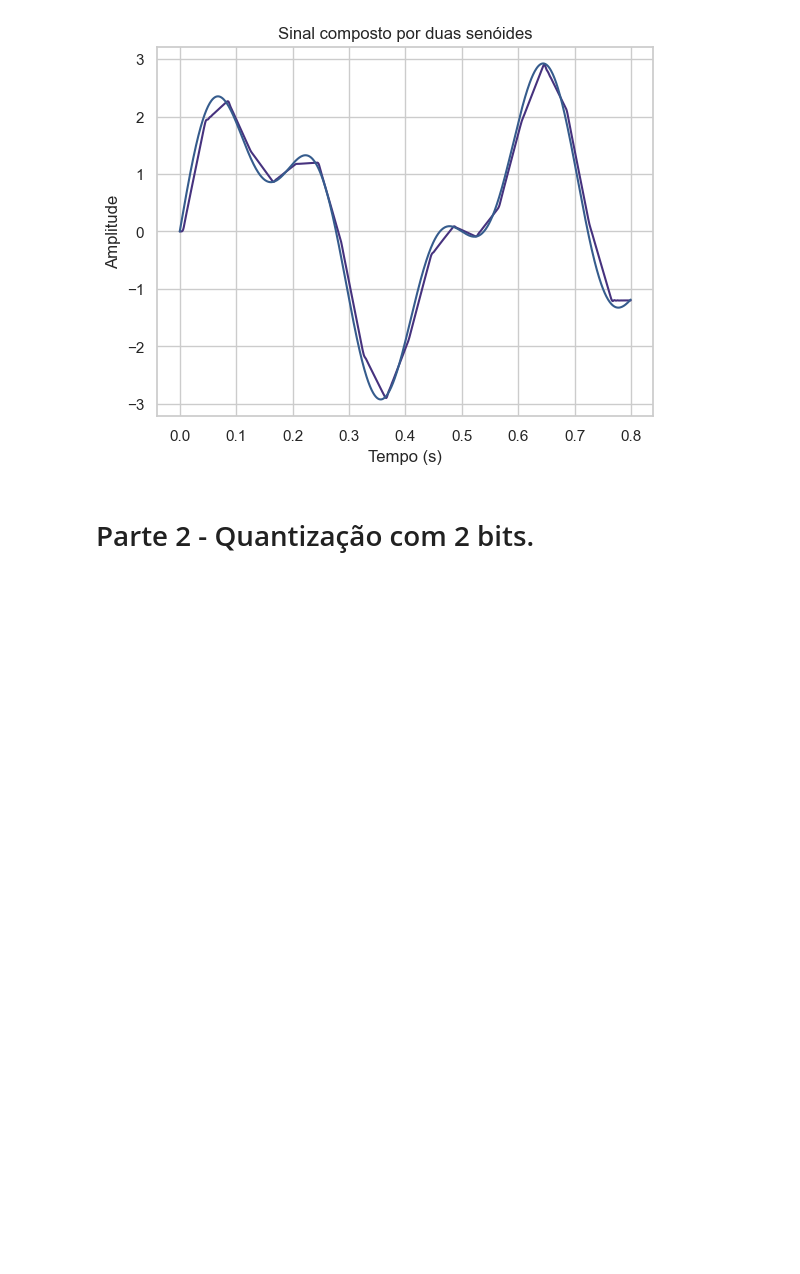
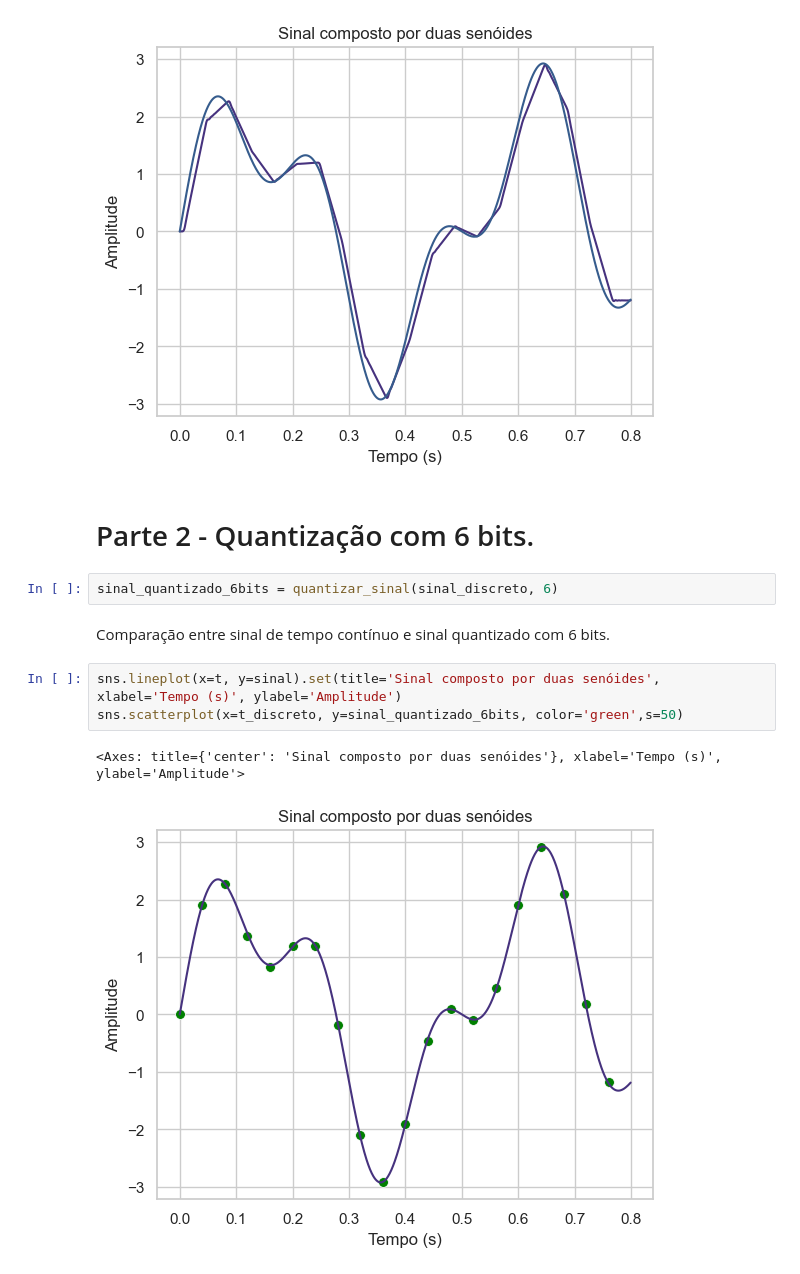
Before and after one commit to ricardoamachado/PPGEE0018, a Jupyter notebook: Atividades/atividade1.ipynb, the cells around one changed output. Drawn from its saved outputs; the diff is of its cells as text; blank space fills up the shorter version.

```diff
--- a/Atividades/atividade1.ipynb
+++ b/Atividades/atividade1.ipynb
@@ -135,4 +131,14 @@ sns.lineplot(x=t, y=sinal)
 <Axes: title={'center': 'Sinal composto por duas senóides'}, xlabel='Tempo (s)', ylabel='Amplitude'>
 [figure]
 # %% [markdown]
-# Parte 2 - Quantização com 2 bits.
+# Parte 2 - Quantização com 6 bits.
+# %%
+sinal_quantizado_6bits = quantizar_sinal(sinal_discreto, 6)
+# %% [markdown]
+Comparação entre sinal de tempo contínuo e sinal quantizado com 6 bits.
+# %%
+sns.lineplot(x=t, y=sinal).set(title='Sinal composto por duas senóides', xlabel='Tempo (s)', ylabel='Amplitude')
+sns.scatterplot(x=t_discreto, y=sinal_quantizado_6bits, color='green',s=50)
+# %% [output]
+<Axes: title={'center': 'Sinal composto por duas senóides'}, xlabel='Tempo (s)', ylabel='Amplitude'>
+[figure, added]
```
Also changed, not shown: parts of 21 cells of this notebook.
